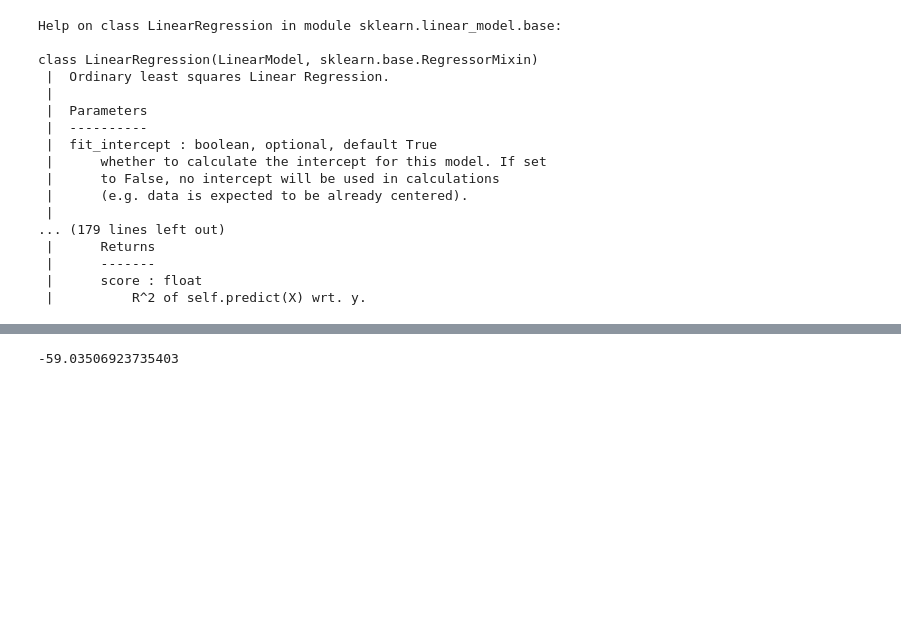
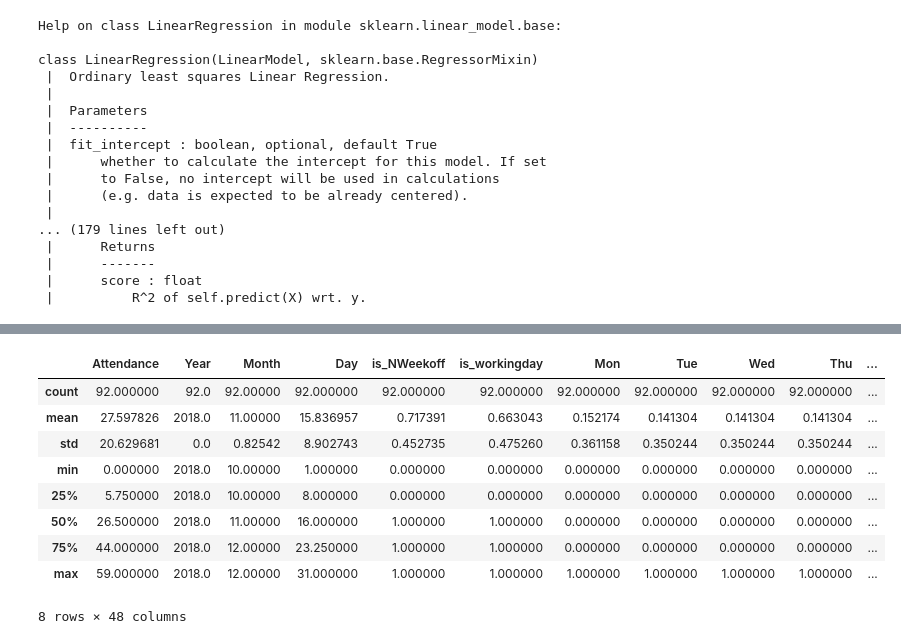
Before and after one commit to lokesh1233/Employee_Attendance, a Jupyter notebook: notebooks/RegressionModel.ipynb, the cells around one changed output, grey strips where cells are left out. Saved outputs shown, nothing was run; the diff lists cells and outputs as text; code cells hidden in the pictures; blank space fills up the shorter version.

```diff
--- a/notebooks/RegressionModel.ipynb
+++ b/notebooks/RegressionModel.ipynb
@@ -111,5 +136,14 @@ print(enet.intercept_)
-# %%
-reg.intercept_
-# %% [output]
--59.03506923735403
+# %%
+data.describe()
+# %% [output]
+|  | Attendance | Year | Month | Day | is_NWeekoff | is_workingday | Mon | Tue | Wed | Thu | ... |
+| count | 92.000000 | 92.0 | 92.00000 | 92.000000 | 92.000000 | 92.000000 | 92.000000 | 92.000000 | 92.000000 | 92.000000 | ... |
+| mean | 27.597826 | 2018.0 | 11.00000 | 15.836957 | 0.717391 | 0.663043 | 0.152174 | 0.141304 | 0.141304 | 0.141304 | ... |
+| std | 20.629681 | 0.0 | 0.82542 | 8.902743 | 0.452735 | 0.475260 | 0.361158 | 0.350244 | 0.350244 | 0.350244 | ... |
+| min | 0.000000 | 2018.0 | 10.00000 | 1.000000 | 0.000000 | 0.000000 | 0.000000 | 0.000000 | 0.000000 | 0.000000 | ... |
+| 25% | 5.750000 | 2018.0 | 10.00000 | 8.000000 | 0.000000 | 0.000000 | 0.000000 | 0.000000 | 0.000000 | 0.000000 | ... |
+| 50% | 26.500000 | 2018.0 | 11.00000 | 16.000000 | 1.000000 | 1.000000 | 0.000000 | 0.000000 | 0.000000 | 0.000000 | ... |
+| 75% | 44.000000 | 2018.0 | 12.00000 | 23.250000 | 1.000000 | 1.000000 | 0.000000 | 0.000000 | 0.000000 | 0.000000 | ... |
+| max | 59.000000 | 2018.0 | 12.00000 | 31.000000 | 1.000000 | 1.000000 | 1.000000 | 1.000000 | 1.000000 | 1.000000 | ... |
+8 rows × 48 columns
 # %%
```
Also changed, not shown: parts of 29 cells of this notebook, 3 other files.
